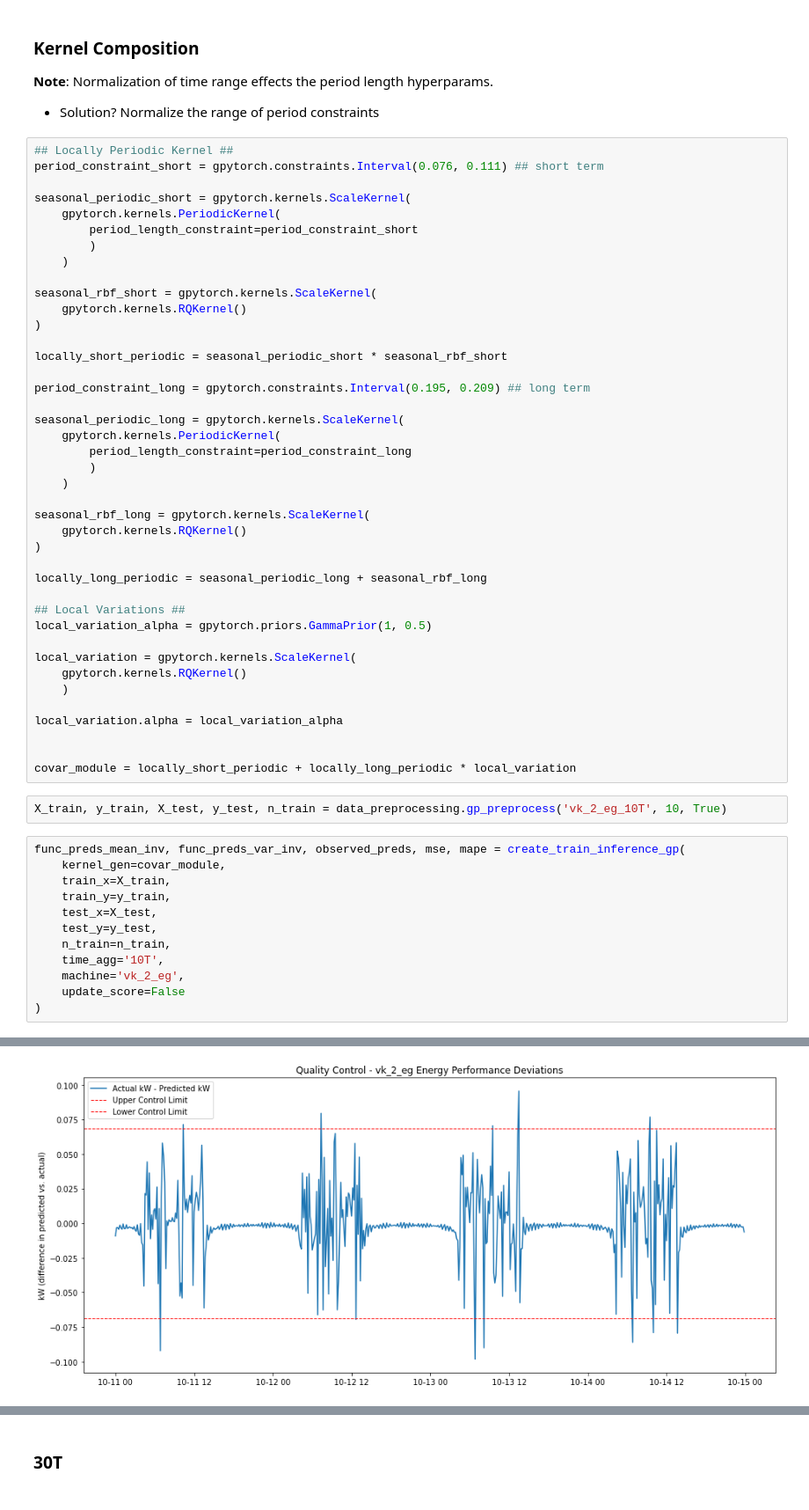
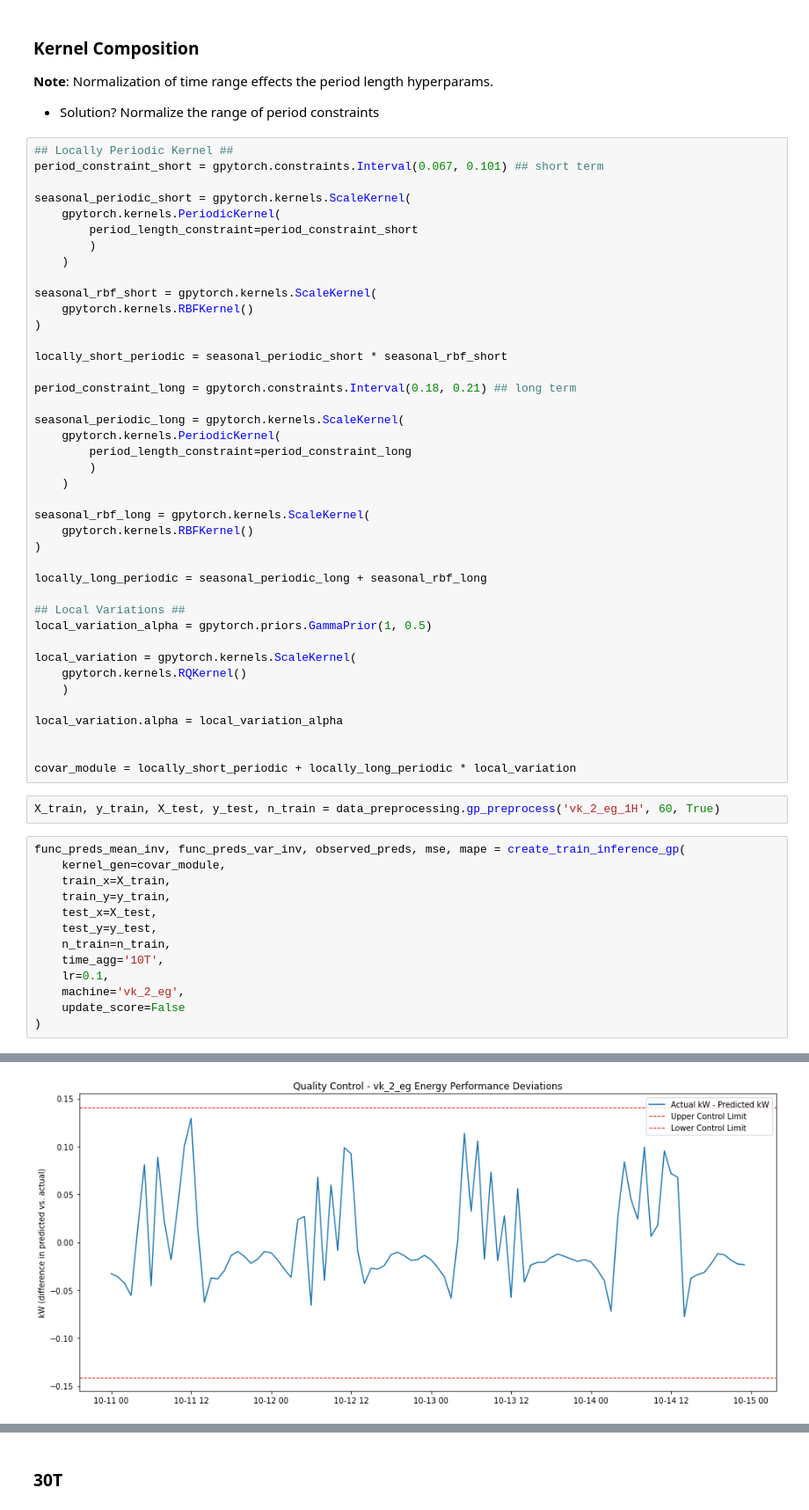
Before and after one commit to GStechschulte/energy-efficiency, a Jupyter notebook: models/time_series/GP_gassmann/group_2_gassmann/vk_2_eg_GP.ipynb, the cells around one changed output, grey strips where cells are left out. Shown at 88% size. Drawn from its saved outputs; the diff is of its cells as text.

```diff
--- a/models/time_series/GP_gassmann/group_2_gassmann/vk_2_eg_GP.ipynb
+++ b/models/time_series/GP_gassmann/group_2_gassmann/vk_2_eg_GP.ipynb
@@ -17,7 +12,7 @@ group_2 = [
  - Solution? Normalize the range of period constraints
 # %%
 ## Locally Periodic Kernel ##
-period_constraint_short = gpytorch.constraints.Interval(0.076, 0.111) ## short term
+period_constraint_short = gpytorch.constraints.Interval(0.067, 0.101) ## short term
 
 seasonal_periodic_short = gpytorch.kernels.ScaleKernel(
     gpytorch.kernels.PeriodicKernel(
@@ -26,12 +21,12 @@ seasonal_periodic_short = gpytorch.kernels.ScaleKernel(
     )
 
 seasonal_rbf_short = gpytorch.kernels.ScaleKernel(
-    gpytorch.kernels.RQKernel()
+    gpytorch.kernels.RBFKernel()
 )
 
 locally_short_periodic = seasonal_periodic_short * seasonal_rbf_short
 
-period_constraint_long = gpytorch.constraints.Interval(0.195, 0.209) ## long term
+period_constraint_long = gpytorch.constraints.Interval(0.18, 0.21) ## long term
 
 seasonal_periodic_long = gpytorch.kernels.ScaleKernel(
     gpytorch.kernels.PeriodicKernel(
@@ -40,7 +35,7 @@ seasonal_periodic_long = gpytorch.kernels.ScaleKernel(
     )
 
 seasonal_rbf_long = gpytorch.kernels.ScaleKernel(
-    gpytorch.kernels.RQKernel()
+    gpytorch.kernels.RBFKernel()
 )
 
 locally_long_periodic = seasonal_periodic_long + seasonal_rbf_long
@@ -57,7 +52,7 @@ local_variation.alpha = local_variation_alpha
 
 covar_module = locally_short_periodic + locally_long_periodic * local_variation
 # %%
-X_train, y_train, X_test, y_test, n_train = data_preprocessing.gp_preprocess('vk_2_eg_10T', 10, True)
+X_train, y_train, X_test, y_test, n_train = data_preprocessing.gp_preprocess('vk_2_eg_1H', 60, True)
 # %%
 func_preds_mean_inv, func_preds_var_inv, observed_preds, mse, mape = create_train_inference_gp(
     kernel_gen=covar_module,
@@ -67,6 +62,7 @@ func_preds_mean_inv, func_preds_var_inv, observed_preds, mse, mape = create_trai
     test_y=y_test,
     n_train=n_train,
     time_agg='10T',
+    lr=0.1,
     machine='vk_2_eg',
     update_score=False
 )
@@ -92 +88 @@ Iter 100 , Loss = 0.7400813410213688 , Noise = 0.00410909578204155
-[figure, old version]
+[figure, new version]
```
Also changed, not shown: parts of 3 cells of this notebook, 3 other files.
